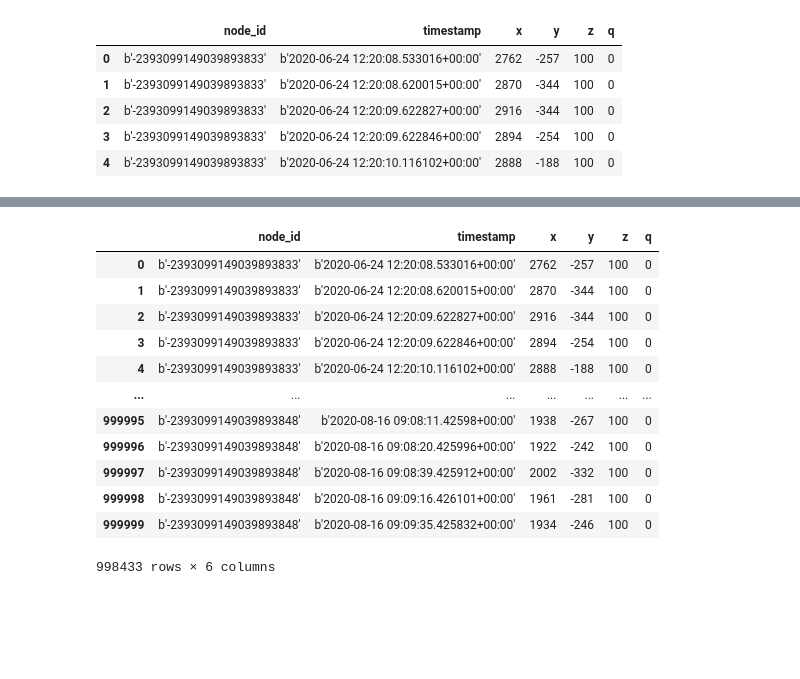
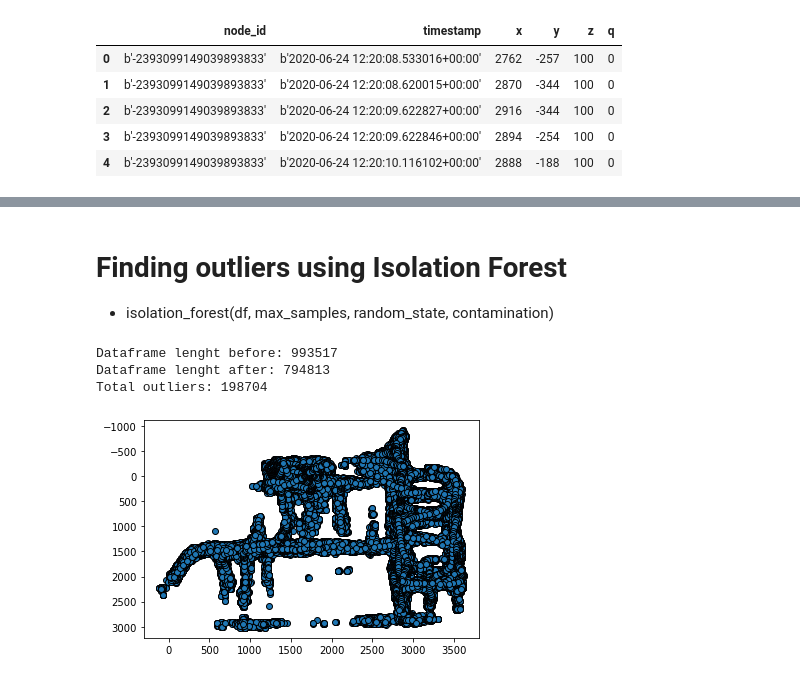
Before and after one commit to Erik-Eki/Project-2-machine-learning-applications, a Jupyter notebook: main.ipynb, the cells around one changed output, grey strips where cells are left out. Drawn from its saved outputs; the diff is of its cells as text; code cells hidden in the pictures; blank space fills up the shorter version.

Commit message:
Added isolation_forest.py to modules

```diff
--- a/main.ipynb
+++ b/main.ipynb
@@ -50,16 +52,10 @@ Data without outliers:  998433
-# %%
-df1
-# %% [output]
-|  | node_id | timestamp | x | y | z | q |
-| 0 | b'-2393099149039893833' | b'2020-06-24 12:20:08.533016+00:00' | 2762 | -257 | 100 | 0 |
-| 1 | b'-2393099149039893833' | b'2020-06-24 12:20:08.620015+00:00' | 2870 | -344 | 100 | 0 |
-| 2 | b'-2393099149039893833' | b'2020-06-24 12:20:09.622827+00:00' | 2916 | -344 | 100 | 0 |
-| 3 | b'-2393099149039893833' | b'2020-06-24 12:20:09.622846+00:00' | 2894 | -254 | 100 | 0 |
-| 4 | b'-2393099149039893833' | b'2020-06-24 12:20:10.116102+00:00' | 2888 | -188 | 100 | 0 |
-| ... | ... | ... | ... | ... | ... | ... |
-| 999995 | b'-2393099149039893848' | b'2020-08-16 09:08:11.42598+00:00' | 1938 | -267 | 100 | 0 |
-| 999996 | b'-2393099149039893848' | b'2020-08-16 09:08:20.425996+00:00' | 1922 | -242 | 100 | 0 |
-| 999997 | b'-2393099149039893848' | b'2020-08-16 09:08:39.425912+00:00' | 2002 | -332 | 100 | 0 |
-| 999998 | b'-2393099149039893848' | b'2020-08-16 09:09:16.426101+00:00' | 1961 | -281 | 100 | 0 |
-| 999999 | b'-2393099149039893848' | b'2020-08-16 09:09:35.425832+00:00' | 1934 | -246 | 100 | 0 |
-998433 rows × 6 columns
+# %% [markdown]
+# Finding outliers using Isolation Forest
+- isolation_forest(df, max_samples, random_state, contamination)
+# %%
+df2 = isolation_forest(df1,800000,0,.2)
+# %% [output]
+Dataframe lenght before: 993517
+Dataframe lenght after: 794813
+Total outliers: 198704
+[figure, added]
```
Also changed, not shown: parts of 3 cells of this notebook, 3 other files.
